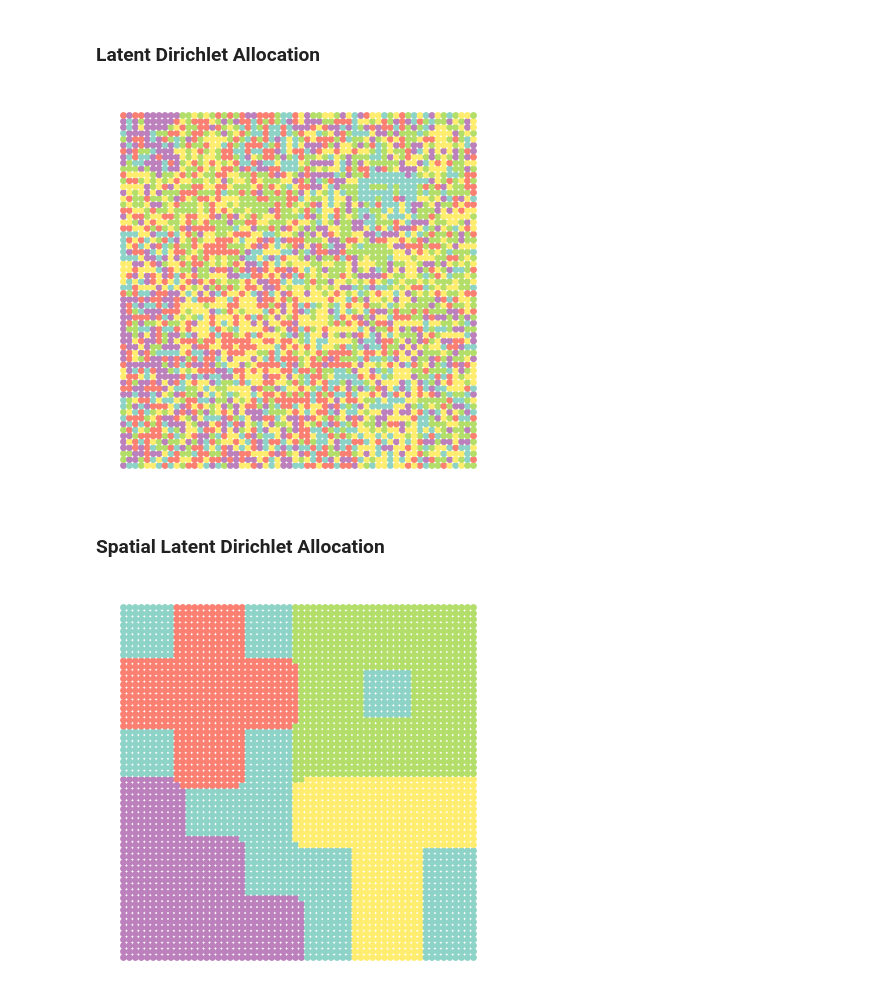
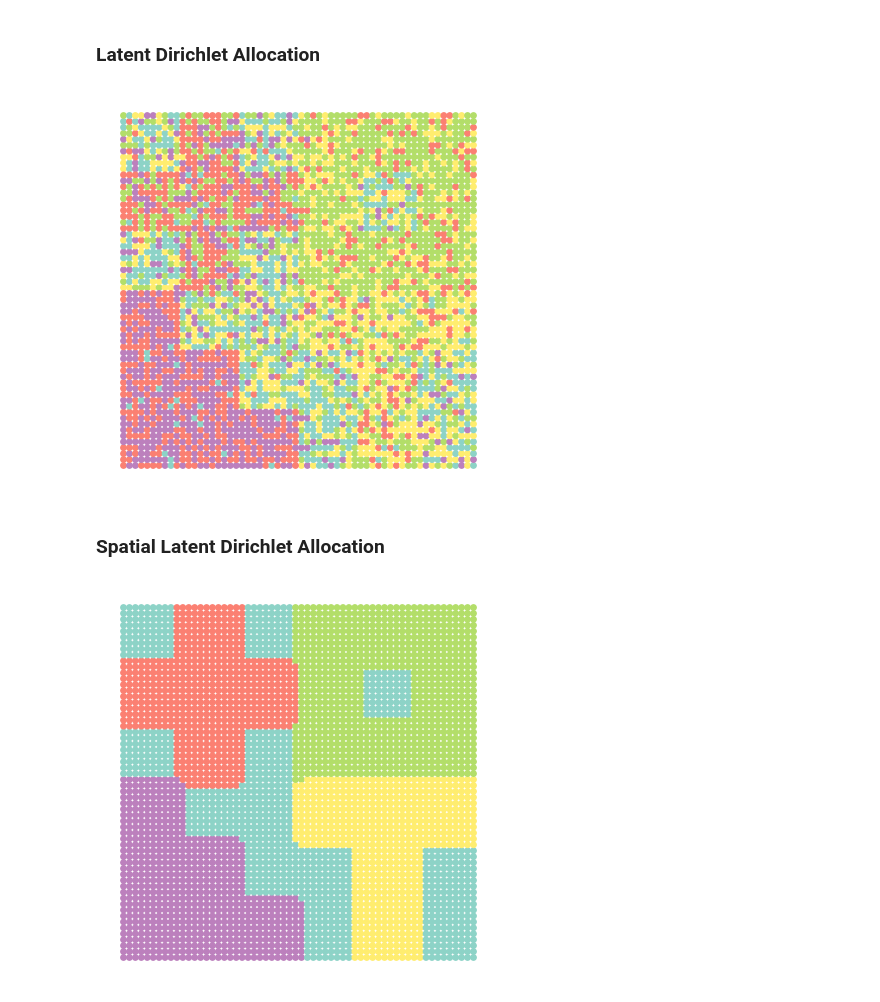
Before and after one commit to craigfouts/asterism, a Jupyter notebook: notebooks/demo.ipynb, the cells around one changed output. Saved outputs shown, nothing was run; the diff lists cells and outputs as text; code cells hidden in the pictures.

Commit message:
Updated LDA and SLDA default parameters

```diff
--- a/notebooks/demo.ipynb
+++ b/notebooks/demo.ipynb
@@ -15,15 +17,15 @@ show_dataset(data, labels)
 ### Latent Dirichlet Allocation
 # %%
 model = GibbsLDA()
-topics = map_labels(labels, model.fit_predict(data))
+topics = map_labels(labels, model.fit_predict(np.hstack([data[:, :1], data[:, 3:]])))
 show_dataset(data, topics)
 # %% [output]
-[figure, old version]
+[figure, new version]
 # %% [markdown]
 ### Spatial Latent Dirichlet Allocation
 # %%
-model = GibbsSLDA(word_scale=.4)
+model = GibbsSLDA()
 topics = map_labels(labels, model.fit_predict(data))
 show_dataset(data, topics)
 # %% [output]
-[figure, old version]
+[figure, new version]
```
Also changed, not shown: parts of 1 cell of this notebook, 2 other files.
